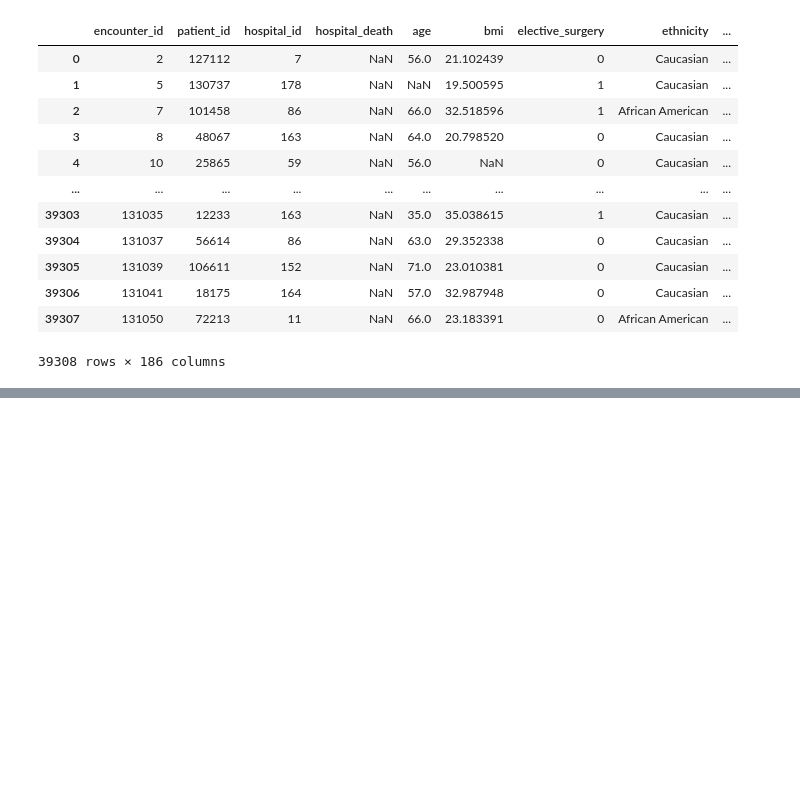
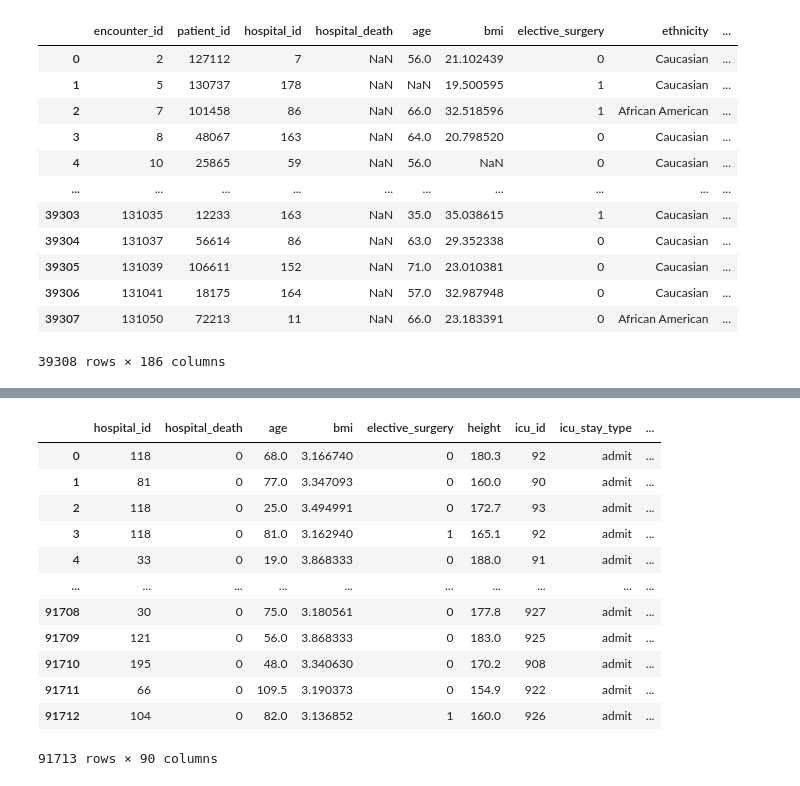
Before and after one commit to ZackLarsen/kaggle-wids-datathon-2020, a Jupyter notebook: notebooks/eda.ipynb, the cells around one changed output, grey strips where cells are left out. Saved outputs shown, nothing was run; the diff lists cells and outputs as text; code cells hidden in the pictures; blank space fills up the shorter version.

```diff
--- a/notebooks/eda.ipynb
+++ b/notebooks/eda.ipynb
@@ -9,7 +10,7 @@ Error:
 # %% [markdown]
 ## Load data
 # %%
-data_dir = '/Users/zacklarsen/Documents/Projects/kaggle-wids-datathon-2020/data'
+data_dir = '/Users/zacklarsen/Documents/Documents - Zack’s Mac mini/Projects/kaggle-wids-datathon-2020/data'
 # %%
 training_v2 = pd.read_csv(os.path.join(data_dir, 'training_v2.csv'))
 unlabeled = pd.read_csv(os.path.join(data_dir, 'unlabeled.csv'))
@@ -67,0 +97,4 @@ unlabeled
+# %%
+fdq = Fix_DQ()
+# %%
+X_train_transformed = fdq.fit_transform(training_v2)
@@ -67,0 +122,16 @@ unlabeled
+# %%
+X_train_transformed
+# %% [output]
+|  | hospital_id | hospital_death | age | bmi | elective_surgery | height | icu_id | icu_stay_type | ... |
+| 0 | 118 | 0 | 68.0 | 3.166740 | 0 | 180.3 | 92 | admit | ... |
+| 1 | 81 | 0 | 77.0 | 3.347093 | 0 | 160.0 | 90 | admit | ... |
+| 2 | 118 | 0 | 25.0 | 3.494991 | 0 | 172.7 | 93 | admit | ... |
+| 3 | 118 | 0 | 81.0 | 3.162940 | 1 | 165.1 | 92 | admit | ... |
+| 4 | 33 | 0 | 19.0 | 3.868333 | 0 | 188.0 | 91 | admit | ... |
+| ... | ... | ... | ... | ... | ... | ... | ... | ... | ... |
+| 91708 | 30 | 0 | 75.0 | 3.180561 | 0 | 177.8 | 927 | admit | ... |
+| 91709 | 121 | 0 | 56.0 | 3.868333 | 0 | 183.0 | 925 | admit | ... |
+| 91710 | 195 | 0 | 48.0 | 3.340630 | 0 | 170.2 | 908 | admit | ... |
+| 91711 | 66 | 0 | 109.5 | 3.190373 | 0 | 154.9 | 922 | admit | ... |
+| 91712 | 104 | 0 | 82.0 | 3.136852 | 1 | 160.0 | 926 | admit | ... |
+91713 rows × 90 columns
```
Also changed, not shown: parts of 9 cells of this notebook, 14 other files.
